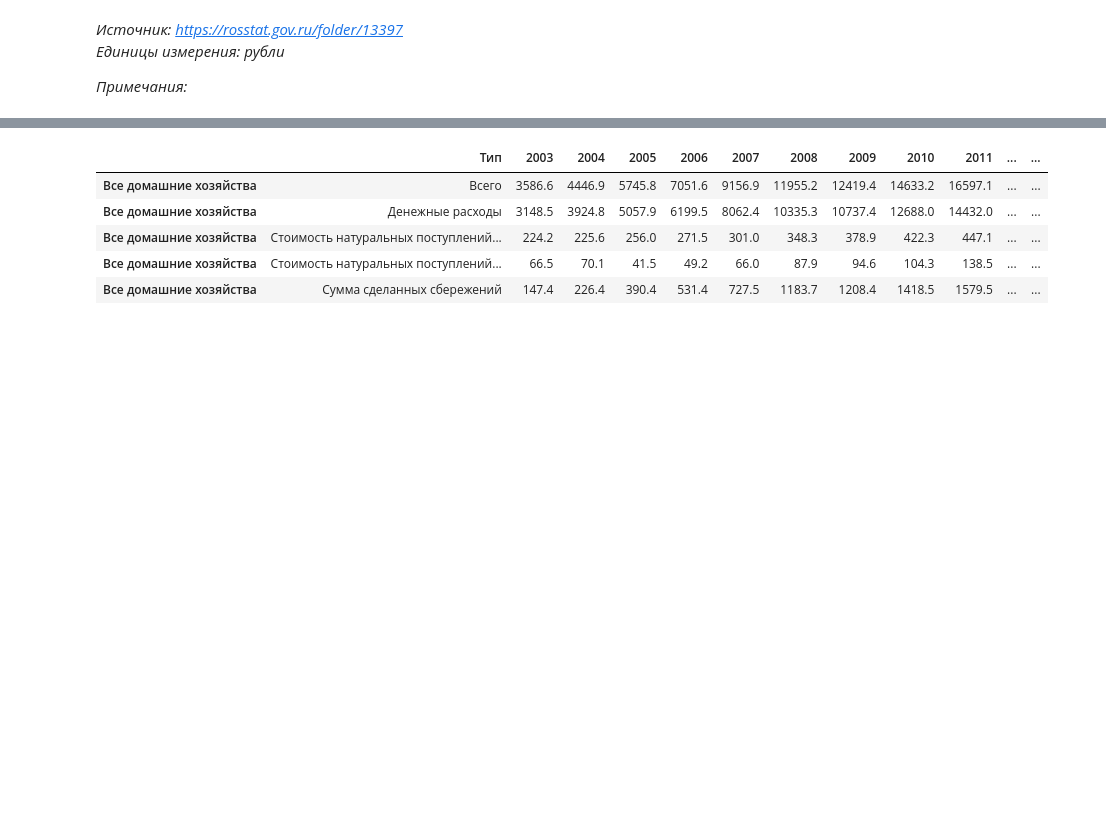
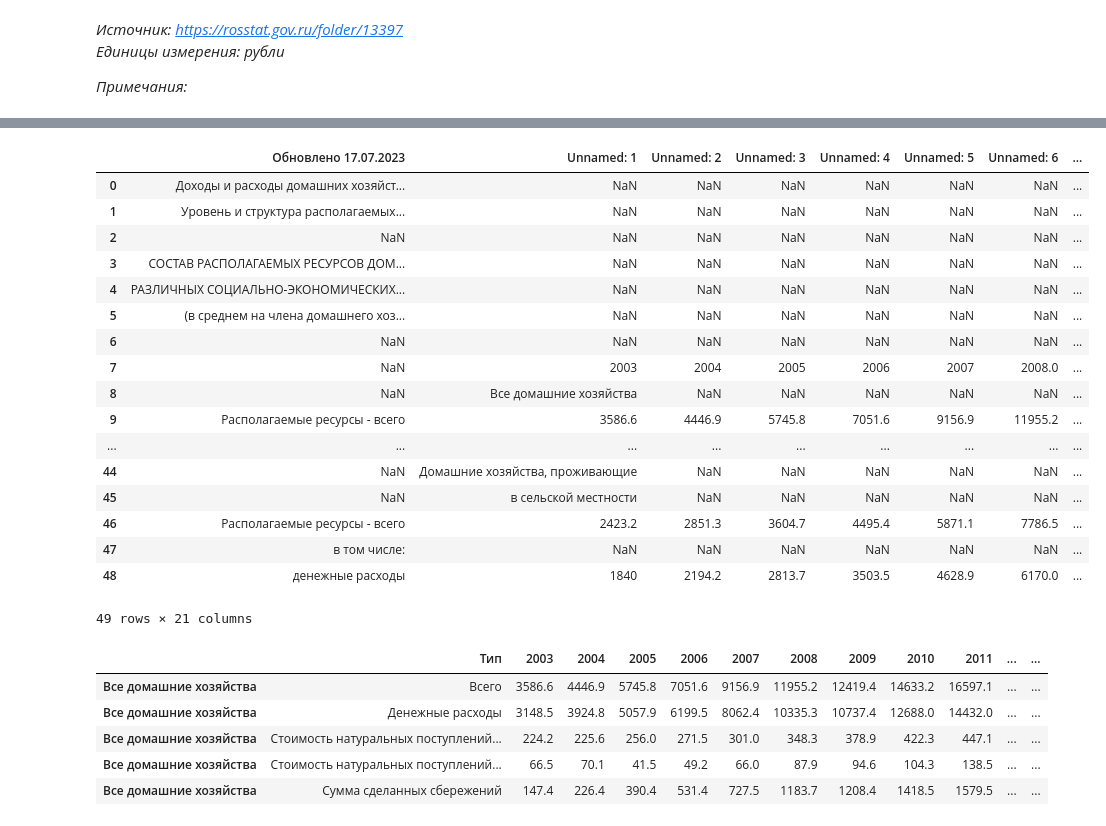
Before and after one commit to a-chasovsky/economics-rus, a Jupyter notebook: notebooks/007.1-007.3_SOL-Households.ipynb, the cells around one changed output, grey strips where cells are left out. Cells and saved outputs as stored; diff of their text form; code cells hidden in the pictures; blank space fills up the shorter version.

```diff
--- a/notebooks/007.1-007.3_SOL-Households.ipynb
+++ b/notebooks/007.1-007.3_SOL-Households.ipynb
@@ -60,5 +58,7 @@ File 'economics_data' not found
 income_link = path_main + \
     ('/files/04-Population/02-Standard-of-living/05-Households/'
      'Doh07_01.xlsx')
+# %%
+income_link = 'https://rosstat.gov.ru/storage/mediabank/Doh07_01.xlsx'
 # %%
 income_raw = pd.read_excel(income_link)
@@ -65,3 +97,24 @@ income_raw = pd.read_excel(income_link)
+# %%
+income_raw[:49]
+# %% [output]
+|  | Обновлено 17.07.2023 | Unnamed: 1 | Unnamed: 2 | Unnamed: 3 | Unnamed: 4 | Unnamed: 5 | Unnamed: 6 | ... |
+| 0 | Доходы и расходы домашних хозяйст... | NaN | NaN | NaN | NaN | NaN | NaN | ... |
+| 1 | Уровень и структура располагаемых... | NaN | NaN | NaN | NaN | NaN | NaN | ... |
+| 2 | NaN | NaN | NaN | NaN | NaN | NaN | NaN | ... |
+| 3 | СОСТАВ РАСПОЛАГАЕМЫХ РЕСУРСОВ ДОМ... | NaN | NaN | NaN | NaN | NaN | NaN | ... |
+| 4 | РАЗЛИЧНЫХ СОЦИАЛЬНО-ЭКОНОМИЧЕСКИХ... | NaN | NaN | NaN | NaN | NaN | NaN | ... |
+| 5 | (в среднем на члена домашнего хоз... | NaN | NaN | NaN | NaN | NaN | NaN | ... |
+| 6 | NaN | NaN | NaN | NaN | NaN | NaN | NaN | ... |
+| 7 | NaN | 2003 | 2004 | 2005 | 2006 | 2007 | 2008.0 | ... |
+| 8 | NaN | Все домашние хозяйства | NaN | NaN | NaN | NaN | NaN | ... |
+| 9 | Располагаемые ресурсы - всего | 3586.6 | 4446.9 | 5745.8 | 7051.6 | 9156.9 | 11955.2 | ... |
+| ... | ... | ... | ... | ... | ... | ... | ... | ... |
+| 44 | NaN | Домашние хозяйства, проживающие | NaN | NaN | NaN | NaN | NaN | ... |
+| 45 | NaN | в сельской местности | NaN | NaN | NaN | NaN | NaN | ... |
+| 46 | Располагаемые ресурсы - всего | 2423.2 | 2851.3 | 3604.7 | 4495.4 | 5871.1 | 7786.5 | ... |
+| 47 | в том числе: | NaN | NaN | NaN | NaN | NaN | NaN | ... |
+| 48 | денежные расходы | 1840 | 2194.2 | 2813.7 | 3503.5 | 4628.9 | 6170.0 | ... |
+49 rows × 21 columns
 # %%
 income = income_raw[:49].copy()
 # %%
```
Also changed, not shown: parts of 24 cells of this notebook, 19 other files.
